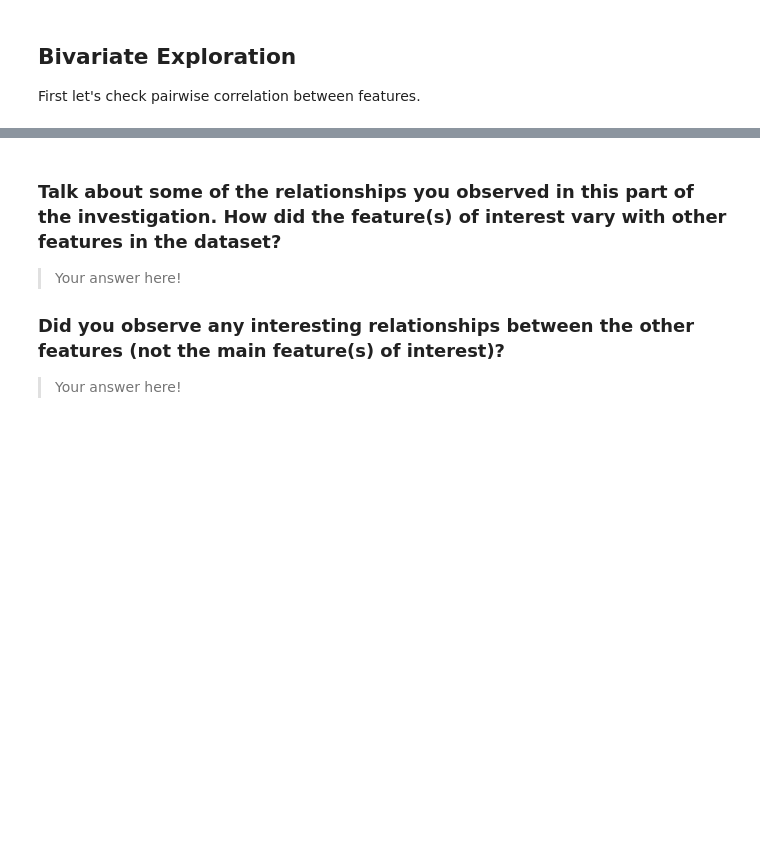
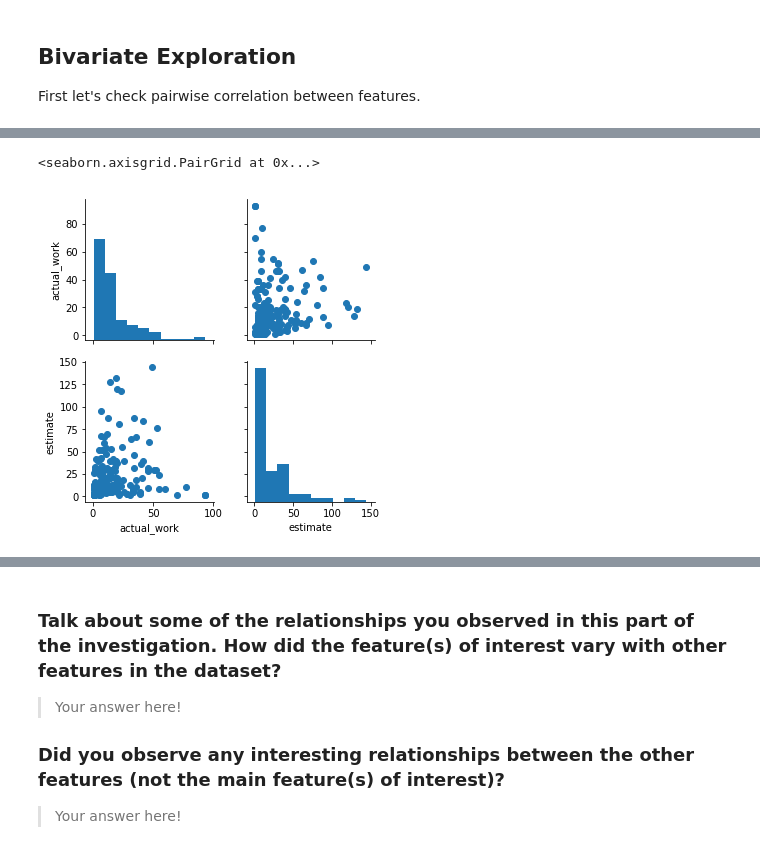
Before and after one commit to netxph/wi-analysis, a Jupyter notebook: tfs-explore.ipynb, the cells around one changed output, grey strips where cells are left out. Cells and saved outputs as stored; diff of their text form; code cells hidden in the pictures; blank space fills up the shorter version.

```diff
--- a/tfs-explore.ipynb
+++ b/tfs-explore.ipynb
@@ -286,4 +500,7 @@ sb.heatmap(workitems[numeric_vars].corr(), annot = True, fmt = '.3f', cmap = 'vl
 # %%
-g = sb.PairGrid(data = workitems, vars = numeric_vars)
+g = sb.PairGrid(data = work_est, vars = numeric_vars)
 g = g.map_diag(plt.hist, bins = 10)
 g.map_offdiag(plt.scatter)
+# %% [output]
+<seaborn.axisgrid.PairGrid at 0x...>
+[figure, added]
```
Also changed, not shown: parts of 40 cells of this notebook.
